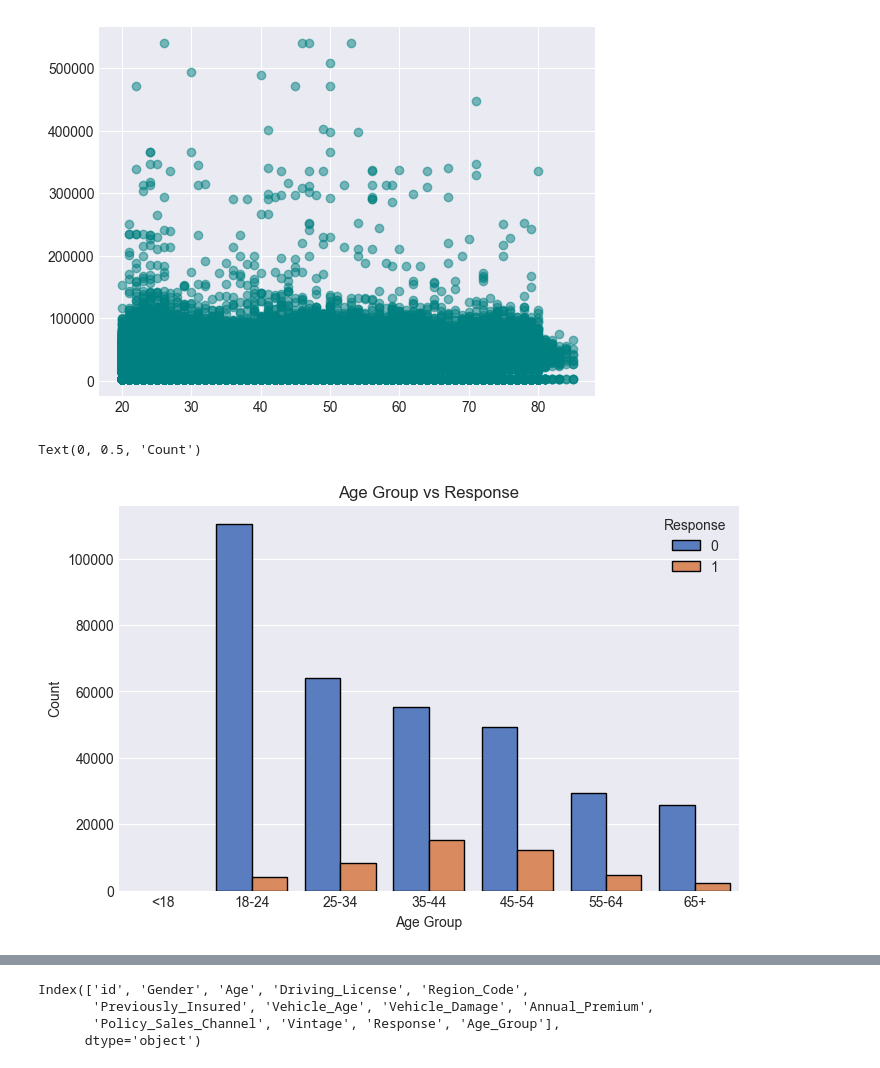
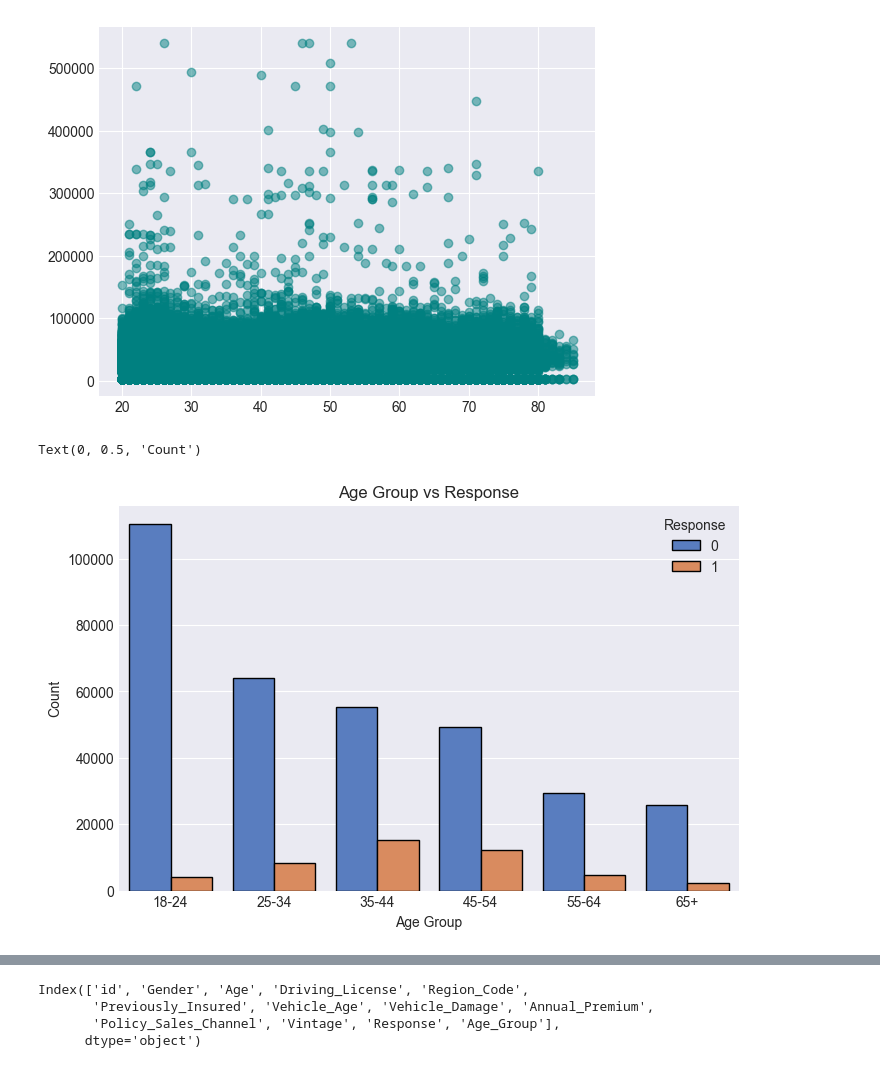
Before and after one commit to alysahab/vehicle_insurence_mlops, a Jupyter notebook: notebook/exp_notebook.ipynb, the cells around one changed output, grey strips where cells are left out. Saved outputs shown, nothing was run; the diff lists cells and outputs as text; code cells hidden in the pictures.

Commit message:
added data validation

```diff
--- a/notebook/exp_notebook.ipynb
+++ b/notebook/exp_notebook.ipynb
@@ -9,7 +9,8 @@ plt.style.use('seaborn-v0_8-darkgrid')
 import warnings
 warnings.filterwarnings("ignore")
 # %%
-df = pd.read_csv("data.csv")
+data = pd.read_csv("data.csv")
+df = data.copy()
 df.head()
 # %% [output]
 |  | id | Gender | Age | Driving_License | Region_Code | Previously_Insured | Vehicle_Age | ... |
@@ -357,18 +365,18 @@ plt.scatter(df.Age, df.Annual_Premium, alpha=0.5, color='teal')
 [figure]
 # %%
 # Age group vs Response
-age_bins = [0, 18, 25, 35, 45, 55, 65, 100]
-age_labels = ['<18', '18-24', '25-34', '35-44', '45-54', '55-64', '65+']
+age_bins = [18, 25, 35, 45, 55, 65, 100]
+age_labels = ['18-24', '25-34', '35-44', '45-54', '55-64', '65+']
 df['Age_Group'] = pd.cut(df['Age'], bins=age_bins, labels=age_labels)
 # Age and Response
 plt.figure(figsize=(8,5))
 sns.countplot(x='Age_Group', hue='Response', data=df, palette='muted', edgecolor='black')
 plt.title('Age Group vs Response')
 plt.xlabel('Age Group')
 plt.ylabel('Count')
 # %% [output]
 Text(0, 0.5, 'Count')
-[figure, old version]
+[figure, new version]
 # %%
 # Age group and Response rate
 age_response = df.groupby('Age_Group')['Response'].mean().reset_index()
```
Also changed, not shown: parts of 21 cells of this notebook, 10 other files.
